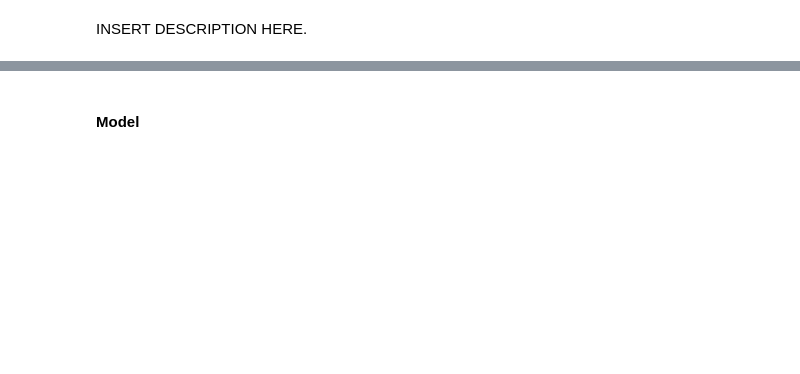
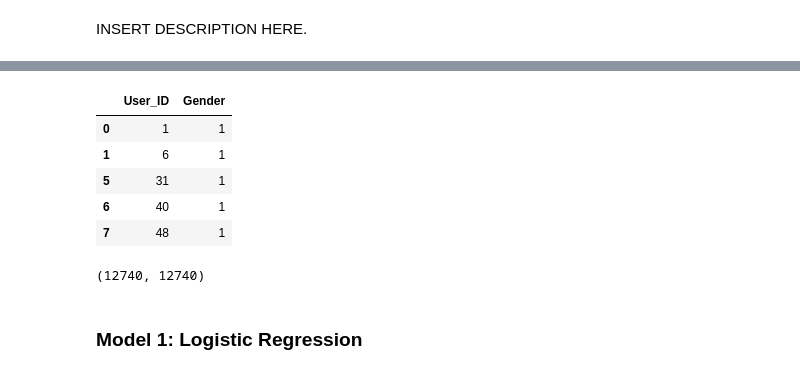
Before and after one commit to carolineh101/foursquare-check-in-prediction, a Jupyter notebook: main.ipynb, the cells around one changed output, grey strips where cells are left out. Cells and saved outputs as stored; diff of their text form; code cells hidden in the pictures; blank space fills up the shorter version.

```diff
--- a/main.ipynb
+++ b/main.ipynb
@@ -77,6 +77,8 @@ def split_y(genders, split, seed):
         Returns:
         - train, test splits
     """
+    genders = genders.sort_values(by=['User_ID'], ascending=True)
+    genders = genders.reset_index(drop=True)
     genders = genders.sample(frac=1, random_state=seed)
     split = int(split * genders.shape[0])
     train = genders[:split]
@@ -131,0 +142,3 @@ X = X.fillna(0).to_sparse(fill_value=0)
+# %%
+y_train.sort_index(inplace = True)
+y_test.sort_index(inplace = True)
@@ -131,0 +156,13 @@ X = X.fillna(0).to_sparse(fill_value=0)
+# %%
+y_train.head()
+# %% [output]
+|  | User_ID | Gender |
+| 0 | 1 | 1 |
+| 1 | 6 | 1 |
+| 5 | 31 | 1 |
+| 6 | 40 | 1 |
+| 7 | 48 | 1 |
+# %%
+len(X_train), len(y_train)
+# %% [output]
+(12740, 12740)
@@ -132,2 +175,2 @@ X = X.fillna(0).to_sparse(fill_value=0)
 # %% [markdown]
-#### Model
+### Model 1: Logistic Regression
```
Also changed, not shown: parts of 24 cells of this notebook.
